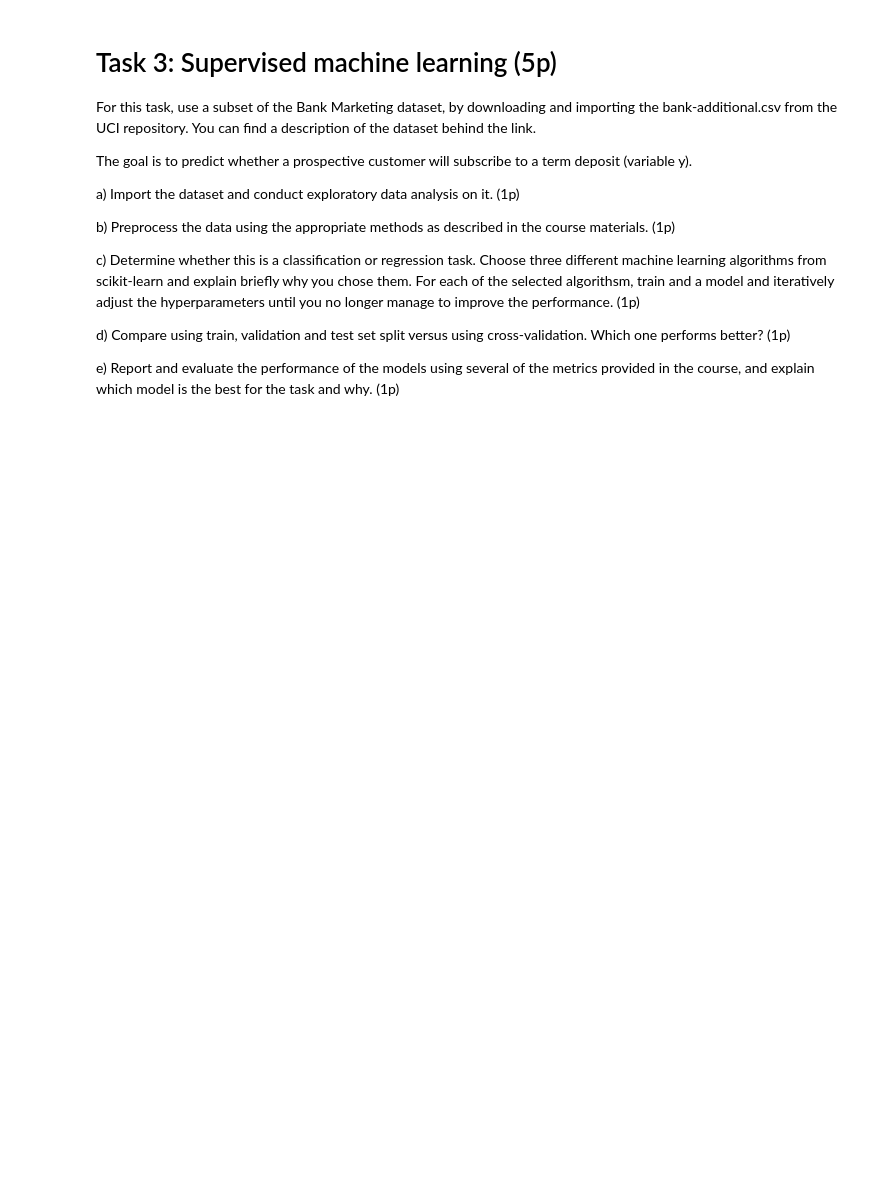
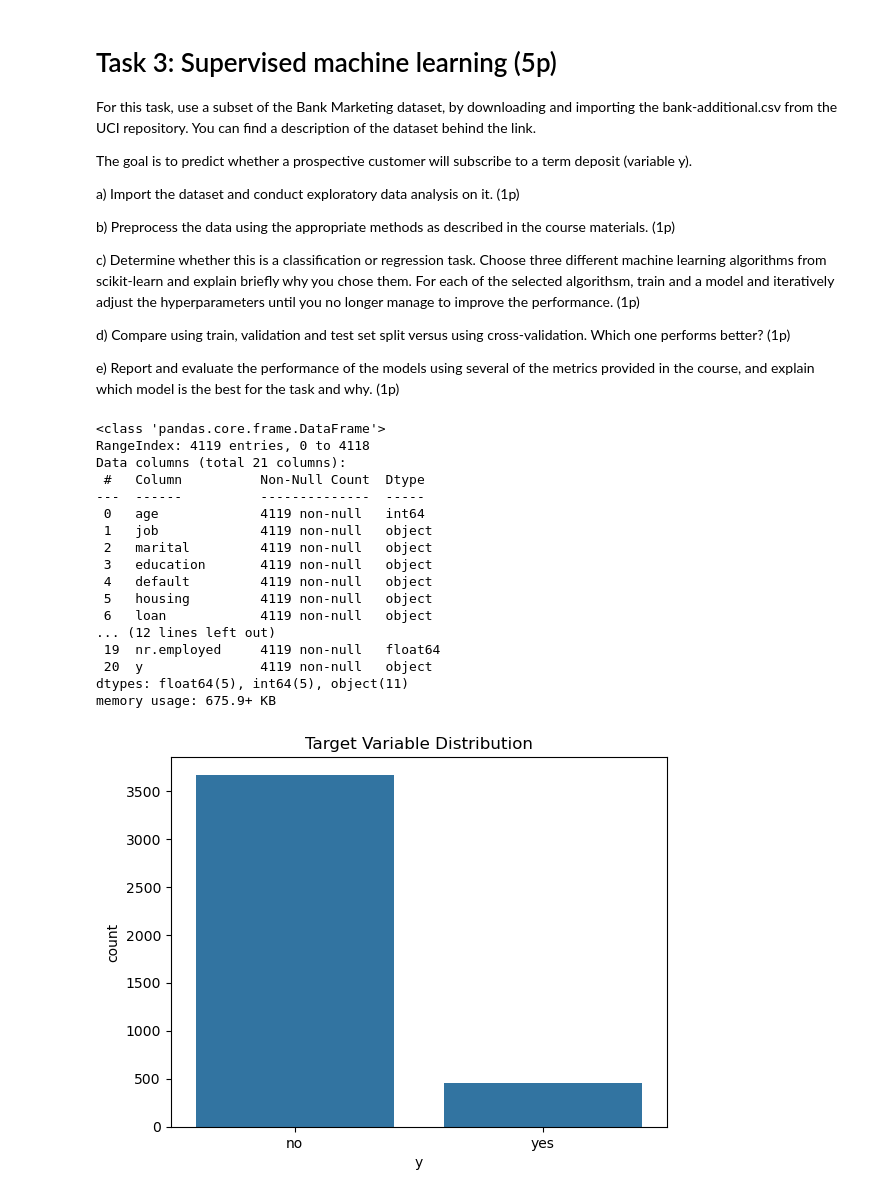
Before and after one commit to Josh-pk/pythonforbusiness26, a Jupyter notebook: assignments/assignment3/assignment3.ipynb, the cells around one changed output. Cells and saved outputs as stored; diff of their text form; code cells hidden in the pictures; blank space fills up the shorter version.

```diff
--- a/assignments/assignment3/assignment3.ipynb
+++ b/assignments/assignment3/assignment3.ipynb
@@ -110,3 +277,52 @@ c) Determine whether this is a classification or regression task. Choose three d
 d) Compare using train, validation and test set split versus using cross-validation. Which one performs better? (1p)
 
 e) Report and evaluate the performance of the models using several of the metrics provided in the course, and explain which model is the best for the task and why. (1p)
+# %%
+# a)
+url = "https://archive.ics.uci.edu/ml/machine-learning-databases/00222/bank-additional.zip"
+
+import pandas as pd
+
+bank = pd.read_csv(
+    "bank-additional.csv",
+    sep=";"
+)
+
+bank.head()
+
+bank.info()
+
+bank.describe()
+
+bank.isnull().sum()
+
+bank["y"].value_counts()
+
+import matplotlib.pyplot as plt
+import seaborn as sns
+
+sns.countplot(x="y", data=bank)
+plt.title("Target Variable Distribution")
+plt.show()
+
+bank.hist(figsize=(15,10))
+plt.show()
+# %% [output]
+<class 'pandas.core.frame.DataFrame'>
+RangeIndex: 4119 entries, 0 to 4118
+Data columns (total 21 columns):
+ #   Column          Non-Null Count  Dtype
+---  ------          --------------  -----
+ 0   age             4119 non-null   int64
+ 1   job             4119 non-null   object
+ 2   marital         4119 non-null   object
+ 3   education       4119 non-null   object
+ 4   default         4119 non-null   object
+ 5   housing         4119 non-null   object
+ 6   loan            4119 non-null   object
+... (12 lines left out)
+ 19  nr.employed     4119 non-null   float64
+ 20  y               4119 non-null   object
+dtypes: float64(5), int64(5), object(11)
+memory usage: 675.9+ KB
+[figure, added]
```
Also changed, not shown: parts of 15 cells of this notebook, 5 other files.
